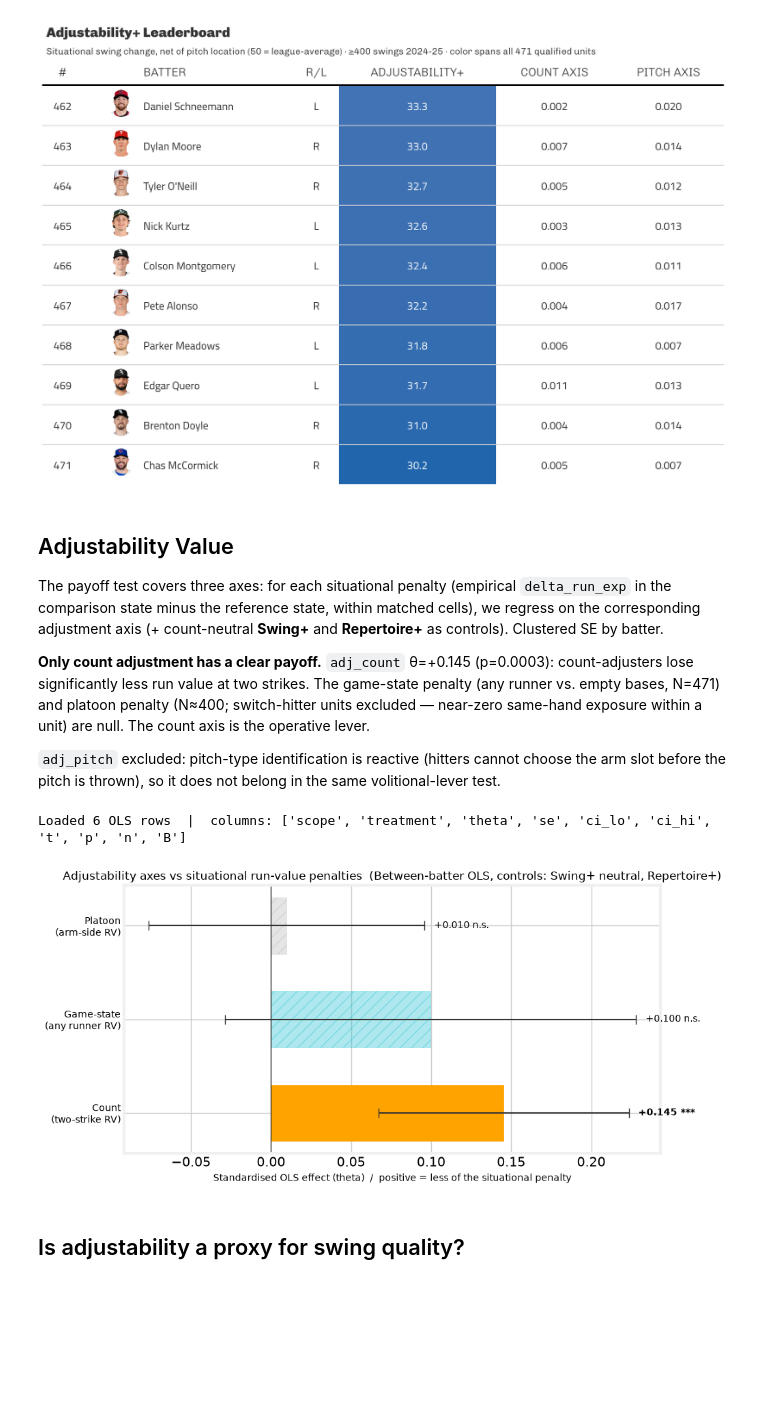
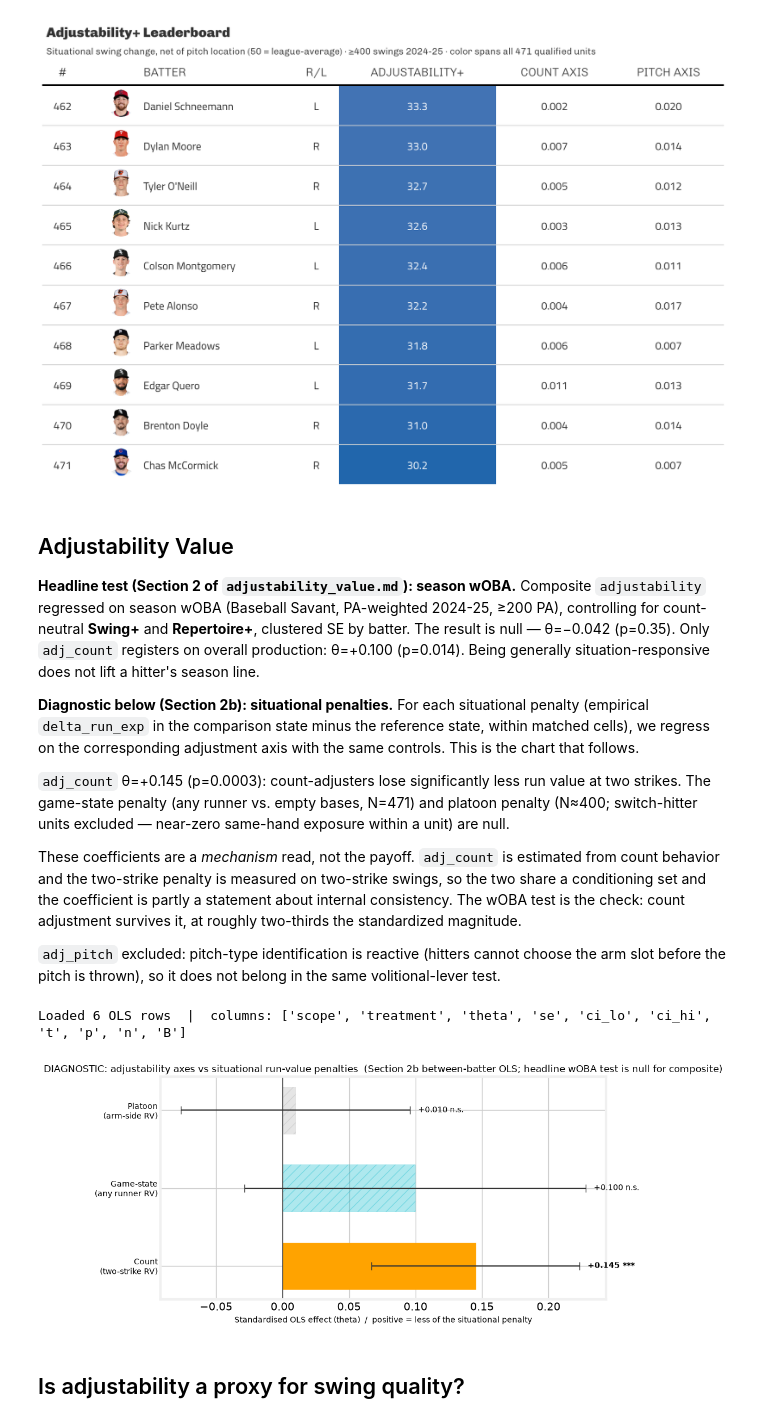
Before and after one commit to theoauyeung/swing_repetoire, a Jupyter notebook: src/adjustability_results.ipynb, the cells around one changed output. Saved outputs shown, nothing was run; the diff lists cells and outputs as text; code cells hidden in the pictures; blank space fills up the shorter version.

```diff
--- a/src/adjustability_results.ipynb
+++ b/src/adjustability_results.ipynb
@@ -126,9 +126,13 @@ for png in ['adjustability_leaderboard_gt.png', 'adjustability_bottom_gt.png']:
 # %% [markdown]
 ## Adjustability Value
 
-The payoff test covers three axes: for each situational penalty (empirical `delta_run_exp` in the comparison state minus the reference state, within matched cells), we regress on the corresponding adjustment axis (+ count-neutral **Swing+** and **Repertoire+** as controls). Clustered SE by batter.
+**Headline test (Section 2 of `adjustability_value.md`): season wOBA.** Composite `adjustability` regressed on season wOBA (Baseball Savant, PA-weighted 2024-25, ≥200 PA), controlling for count-neutral **Swing+** and **Repertoire+**, clustered SE by batter. The result is null — θ=−0.042 (p=0.35). Only `adj_count` registers on overall production: θ=+0.100 (p=0.014). Being generally situation-responsive does not lift a hitter's season line.
 
-**Only count adjustment has a clear payoff.** `adj_count` θ=+0.145 (p=0.0003): count-adjusters lose significantly less run value at two strikes. The game-state penalty (any runner vs. empty bases, N=471) and platoon penalty (N≈400; switch-hitter units excluded — near-zero same-hand exposure within a unit) are null. The count axis is the operative lever.
+**Diagnostic below (Section 2b): situational penalties.** For each situational penalty (empirical `delta_run_exp` in the comparison state minus the reference state, within matched cells), we regress on the corresponding adjustment axis with the same controls. This is the chart that follows.
+
+`adj_count` θ=+0.145 (p=0.0003): count-adjusters lose significantly less run value at two strikes. The game-state penalty (any runner vs. empty bases, N=471) and platoon penalty (N≈400; switch-hitter units excluded — near-zero same-hand exposure within a unit) are null.
+
+These coefficients are a *mechanism* read, not the payoff. `adj_count` is estimated from count behavior and the two-strike penalty is measured on two-strike swings, so the two share a conditioning set and the coefficient is partly a statement about internal consistency. The wOBA test is the check: count adjustment survives it, at roughly two-thirds the standardized magnitude.
 
 `adj_pitch` excluded: pitch-type identification is reactive (hitters cannot choose the arm slot before the pitch is thrown), so it does not belong in the same volitional-lever test.
 # %%
@@ -185,36 +189,36 @@ with plt.style.context(FT):
         if row.empty:
             print(f"  missing: scope={scope}")
             continue
         b  = float(row.iloc[0]["theta"])
         se = float(row.iloc[0]["se"])
         pv = float(row.iloc[0]["p"])
         sig = pv < 0.05
         ax.barh(y, b, height=0.6, color=col, alpha=1.0 if sig else 0.35,
                 edgecolor=col, hatch=None if sig else "//")
         ax.errorbar(b, y, xerr=1.96 * se, color="#333", lw=1.5, capsize=5, zorder=3)
         label_x = max(b + 1.96 * se, b - 1.96 * se)
         offset = 0.006 if b >= 0 else -0.006
         ha = "left" if b >= 0 else "right"
         ax.text(label_x + offset, y, f"{b:+.3f} {stars(pv)}",
                 va="center", ha=ha, fontsize=10,
                 fontweight="bold" if sig else "normal")
     ax.axvline(0, color="#333", lw=1)
     ax.set_yticks(range(len(SCOPE_SPEC)))
     ax.set_yticklabels([s[2] for s in SCOPE_SPEC], fontsize=10)
     ax.set_xlabel(
         "Standardised OLS effect (theta)  /  positive = less of the situational penalty",
         fontsize=10)
     ax.set_title(
-        "Adjustability axes vs situational run-value penalties  "
-        "(Between-batter OLS, controls: Swing+ neutral, Repertoire+)",
+        "DIAGNOSTIC: adjustability axes vs situational run-value penalties  "
+        "(Section 2b between-batter OLS; headline wOBA test is null for composite)",
         fontsize=12,
     )
     fig.tight_layout()
     fig.savefig(plot_path("adjustability_payoff_coeffs.png"), dpi=130)
     plt.show()
 # %% [output]
 Loaded 6 OLS rows  |  columns: ['scope', 'treatment', 'theta', 'se', 'ci_lo', 'ci_hi', 't', 'p', 'n', 'B']
-[figure, old version]
+[figure, new version]
 # %% [markdown]
 ## Is adjustability a proxy for swing quality?
 # %%
```
Also changed, not shown: 7 other files.
